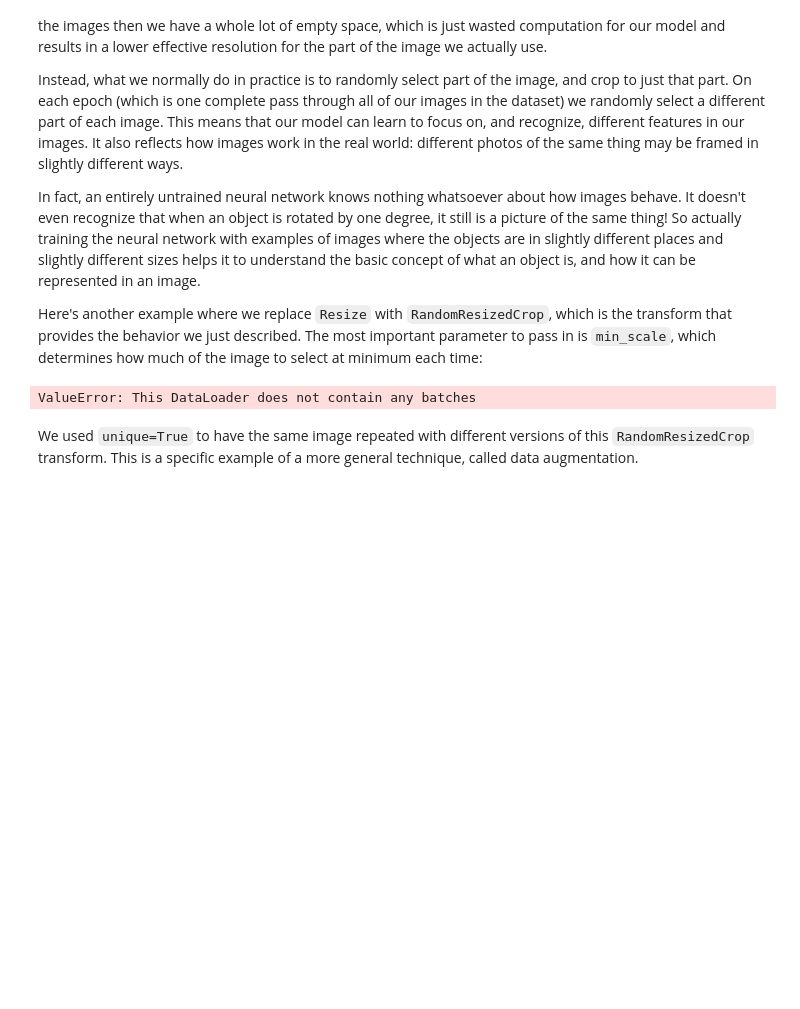
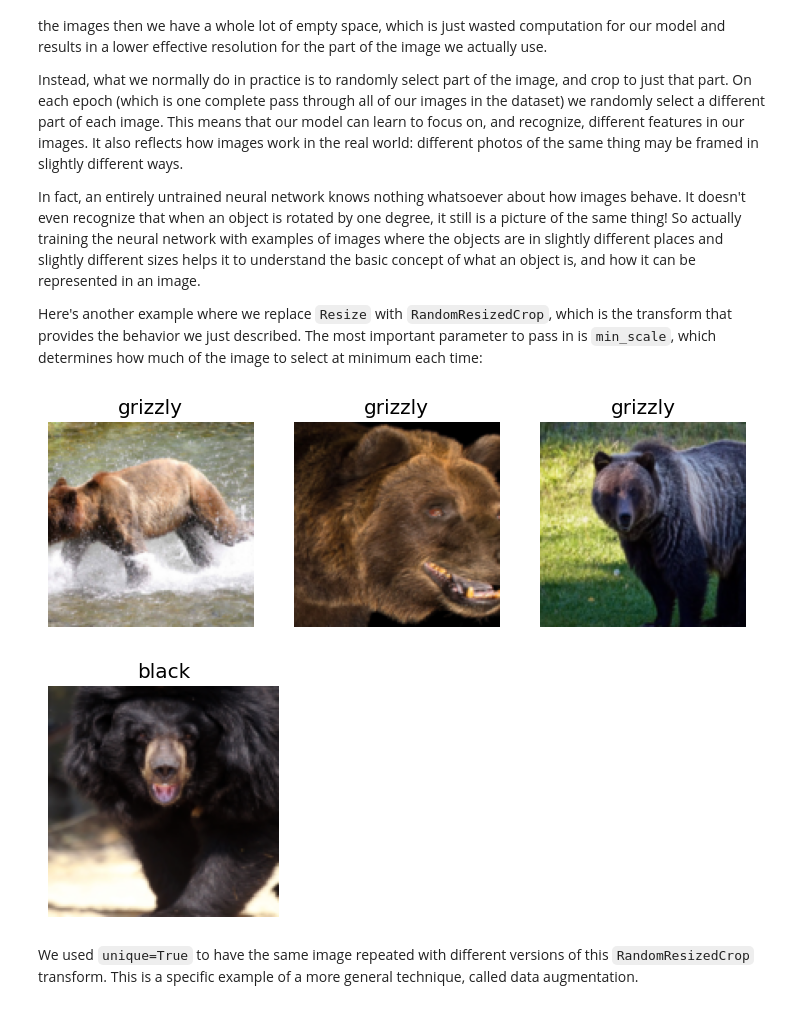
Before and after one commit to danish1994/fastbook, a Jupyter notebook: 02_production.ipynb, the cells around one changed output. Cells and saved outputs as stored; diff of their text form; code cells hidden in the pictures; blank space fills up the shorter version.

```diff
--- a/02_production.ipynb
+++ b/02_production.ipynb
@@ -341,10 +341,12 @@ In fact, an entirely untrained neural network knows nothing whatsoever about how
 Here's another example where we replace `Resize` with `RandomResizedCrop`, which is the transform that provides the behavior we just described. The most important parameter to pass in is `min_scale`, which determines how much of the image to select at minimum each time:
 # %%
 bears = bears.new(item_tfms=RandomResizedCrop(128, min_scale=0.3))
-dls = bears.dataloaders(path)
+dls = bears.dataloaders(path,bs=5)
+dls.show_batch(nrows=1, ncols=3)
 dls.train.show_batch(max_n=1, nrows=1, unique=True)
 # %% [output]
-ValueError: This DataLoader does not contain any batches
+[figure, added]
+[figure, added]
 # %% [markdown]
 We used `unique=True` to have the same image repeated with different versions of this `RandomResizedCrop` transform. This is a specific example of a more general technique, called data augmentation.
 # %% [markdown]
```
Also changed, not shown: parts of 5 cells of this notebook, 1 other file.
